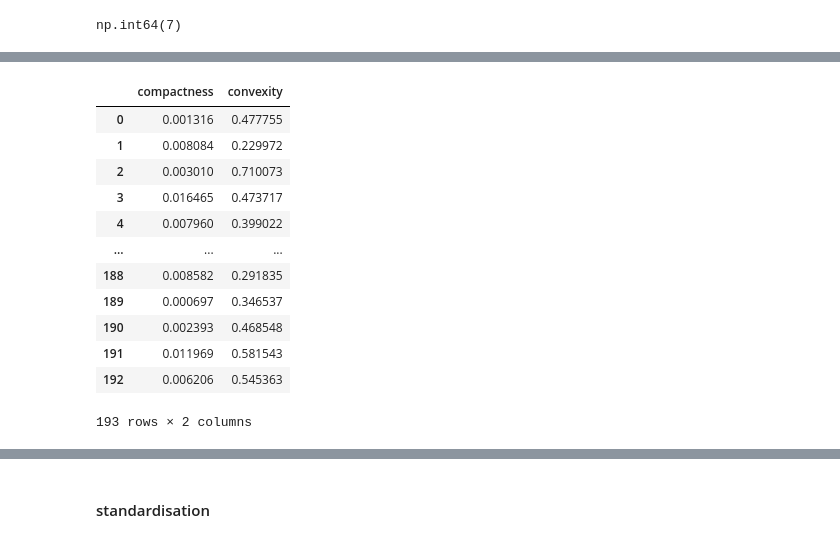
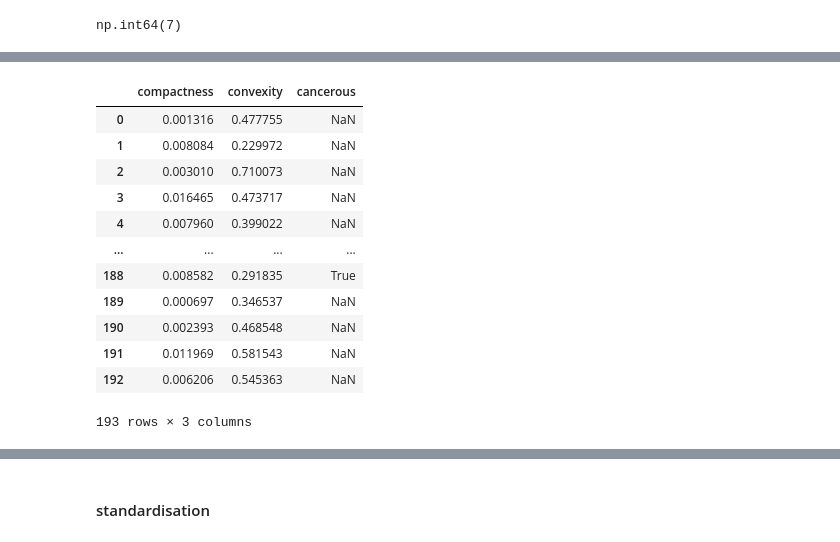
Before and after one commit to LauritsRich/2026-PDS-Tigers, a Jupyter notebook: src/playground.ipynb, the cells around one changed output, grey strips where cells are left out. Drawn from its saved outputs; the diff is of its cells as text; code cells hidden in the pictures.

```diff
--- a/src/playground.ipynb
+++ b/src/playground.ipynb
@@ -98,20 +99,21 @@ color_df
 # %%
 border_df = pd.DataFrame(df_sample['border'].tolist(), columns=['compactness', 'convexity'])
+border_df['cancerous'] = df_sample['cancerous']
 border_df
 # %% [output]
-|  | compactness | convexity |
-| 0 | 0.001316 | 0.477755 |
-| 1 | 0.008084 | 0.229972 |
-| 2 | 0.003010 | 0.710073 |
-| 3 | 0.016465 | 0.473717 |
-| 4 | 0.007960 | 0.399022 |
-| ... | ... | ... |
-| 188 | 0.008582 | 0.291835 |
-| 189 | 0.000697 | 0.346537 |
-| 190 | 0.002393 | 0.468548 |
-| 191 | 0.011969 | 0.581543 |
-| 192 | 0.006206 | 0.545363 |
+|  | compactness | convexity | cancerous |
+| 0 | 0.001316 | 0.477755 | NaN |
+| 1 | 0.008084 | 0.229972 | NaN |
+| 2 | 0.003010 | 0.710073 | NaN |
+| 3 | 0.016465 | 0.473717 | NaN |
+| 4 | 0.007960 | 0.399022 | NaN |
+| ... | ... | ... | ... |
+| 188 | 0.008582 | 0.291835 | True |
+| 189 | 0.000697 | 0.346537 | NaN |
+| 190 | 0.002393 | 0.468548 | NaN |
+| 191 | 0.011969 | 0.581543 | NaN |
+| 192 | 0.006206 | 0.545363 | NaN |
-193 rows × 2 columns
+193 rows × 3 columns
 # %%
 color_df.shape
 # %% [output]
```
Also changed, not shown: parts of 10 cells of this notebook, 3 other files.
